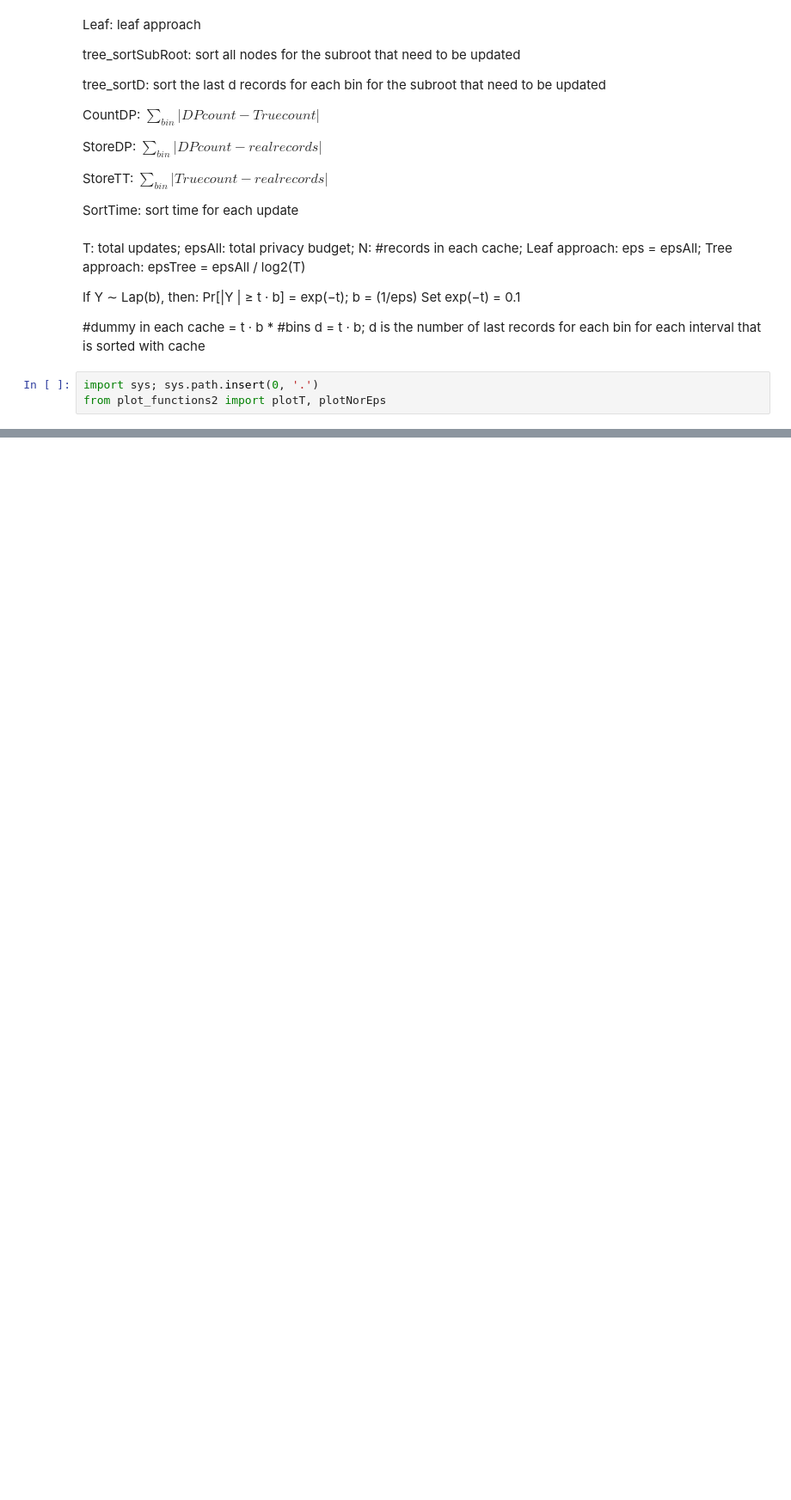
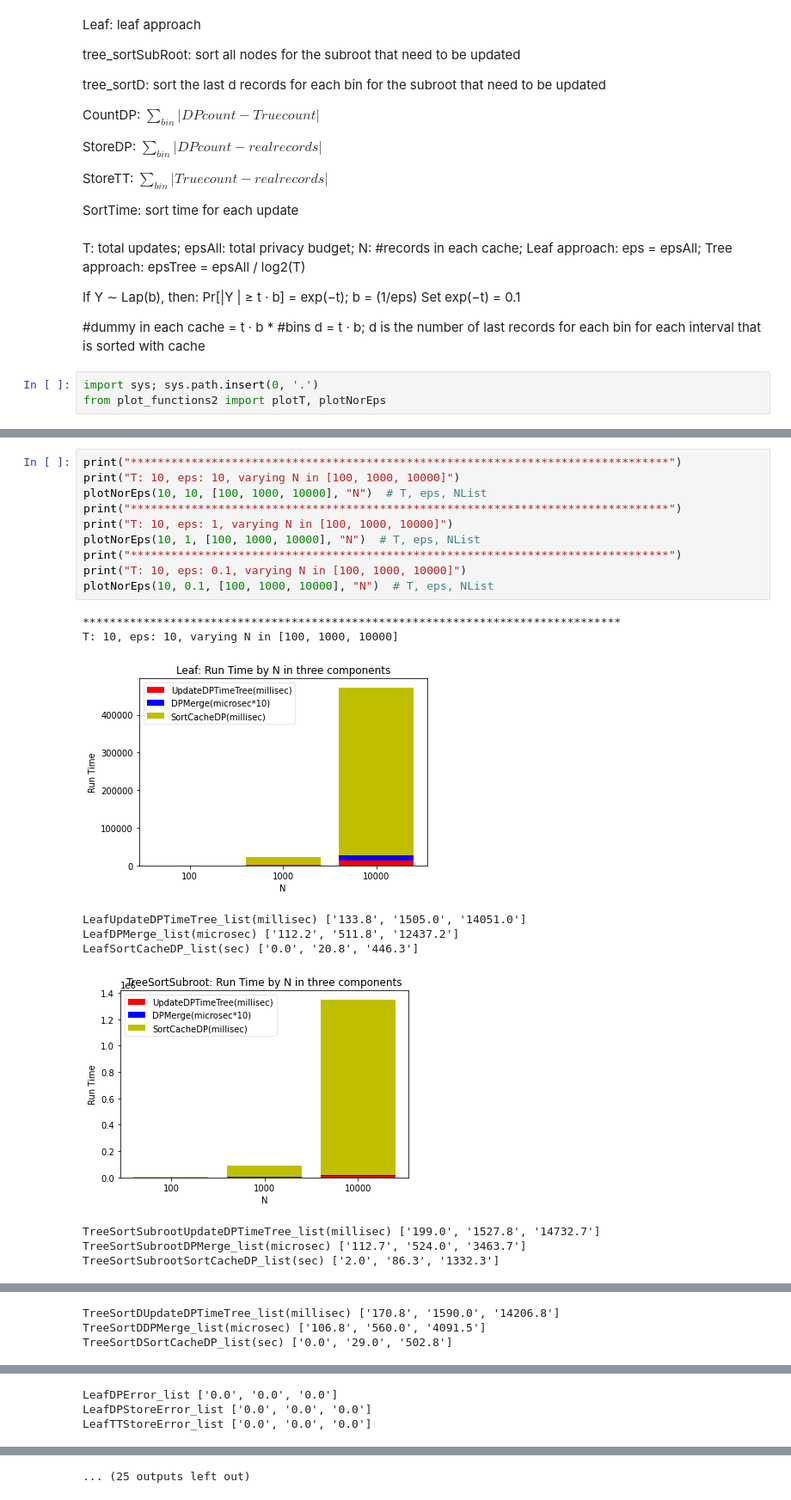
Before and after one commit to ypzhang725/Longshot, a Jupyter notebook: emp-sh2pc/results2/plots2.ipynb, the cells around one changed output, grey strips where cells are left out. Shown at 86% size. Drawn from its saved outputs; the diff is of its cells as text; blank space fills up the shorter version.

```diff
--- a/emp-sh2pc/results2/plots2.ipynb
+++ b/emp-sh2pc/results2/plots2.ipynb
@@ -101,0 +95,21 @@ SortDTTStoreError_list [257.0]
+# %%
+print("********************************************************************************")
+print("T: 10, eps: 10, varying N in [100, 1000, 10000]")
+plotNorEps(10, 10, [100, 1000, 10000], "N")  # T, eps, NList
+print("********************************************************************************")
+print("T: 10, eps: 1, varying N in [100, 1000, 10000]")
+plotNorEps(10, 1, [100, 1000, 10000], "N")  # T, eps, NList
+print("********************************************************************************")
+print("T: 10, eps: 0.1, varying N in [100, 1000, 10000]")
+plotNorEps(10, 0.1, [100, 1000, 10000], "N")  # T, eps, NList
+# %% [output]
+********************************************************************************
+T: 10, eps: 10, varying N in [100, 1000, 10000]
+[figure, added]
+LeafUpdateDPTimeTree_list(millisec) ['133.8', '1505.0', '14051.0']
+LeafDPMerge_list(microsec) ['112.2', '511.8', '12437.2']
+LeafSortCacheDP_list(sec) ['0.0', '20.8', '446.3']
+[figure, added]
+TreeSortSubrootUpdateDPTimeTree_list(millisec) ['199.0', '1527.8', '14732.7']
+TreeSortSubrootDPMerge_list(microsec) ['112.7', '524.0', '3463.7']
+TreeSortSubrootSortCacheDP_list(sec) ['2.0', '86.3', '1332.3']
@@ -101,0 +117,3 @@ SortDTTStoreError_list [257.0]
+TreeSortDUpdateDPTimeTree_list(millisec) ['170.8', '1590.0', '14206.8']
+TreeSortDDPMerge_list(microsec) ['106.8', '560.0', '4091.5']
+TreeSortDSortCacheDP_list(sec) ['0.0', '29.0', '502.8']
@@ -101,0 +121,3 @@ SortDTTStoreError_list [257.0]
+LeafDPError_list ['0.0', '0.0', '0.0']
+LeafDPStoreError_list ['0.0', '0.0', '0.0']
+LeafTTStoreError_list ['0.0', '0.0', '0.0']
@@ -101,0 +129 @@ SortDTTStoreError_list [257.0]
+... (25 outputs left out)
```
Also changed, not shown: parts of 6 cells of this notebook, 1 other file.
